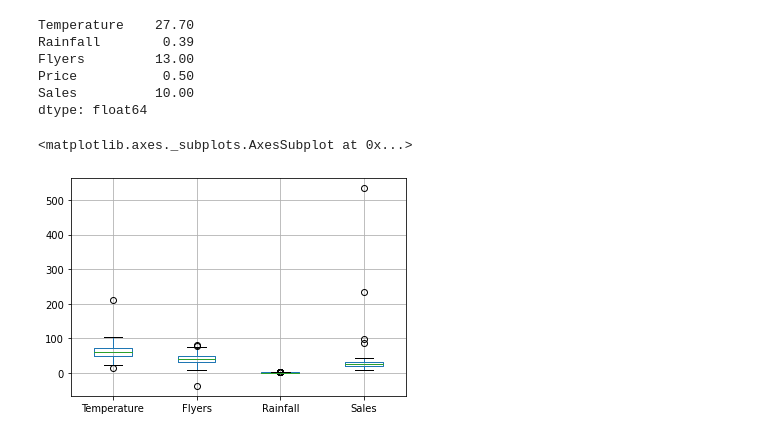
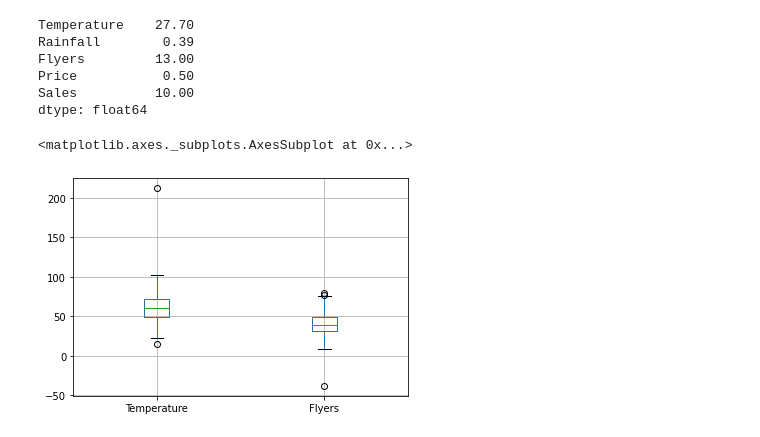
Before and after one commit to ravinder79/anomaly_detection, a Jupyter notebook: continuous_probabilistic_methods.ipynb, the cells around one changed output. Drawn from its saved outputs; the diff is of its cells as text; code cells hidden in the pictures.

```diff
--- a/continuous_probabilistic_methods.ipynb
+++ b/continuous_probabilistic_methods.ipynb
@@ -87,7 +88,7 @@ Price           0.50
 Sales          10.00
 dtype: float64
 # %%
-df.boxplot(column = ['Temperature', 'Flyers', 'Rainfall', 'Sales'])
+df.boxplot(column = ['Temperature', 'Flyers'])
 # %% [output]
 <matplotlib.axes._subplots.AxesSubplot at 0x...>
-[figure, old version]
+[figure, new version]
```
Also changed, not shown: parts of 17 cells of this notebook.
